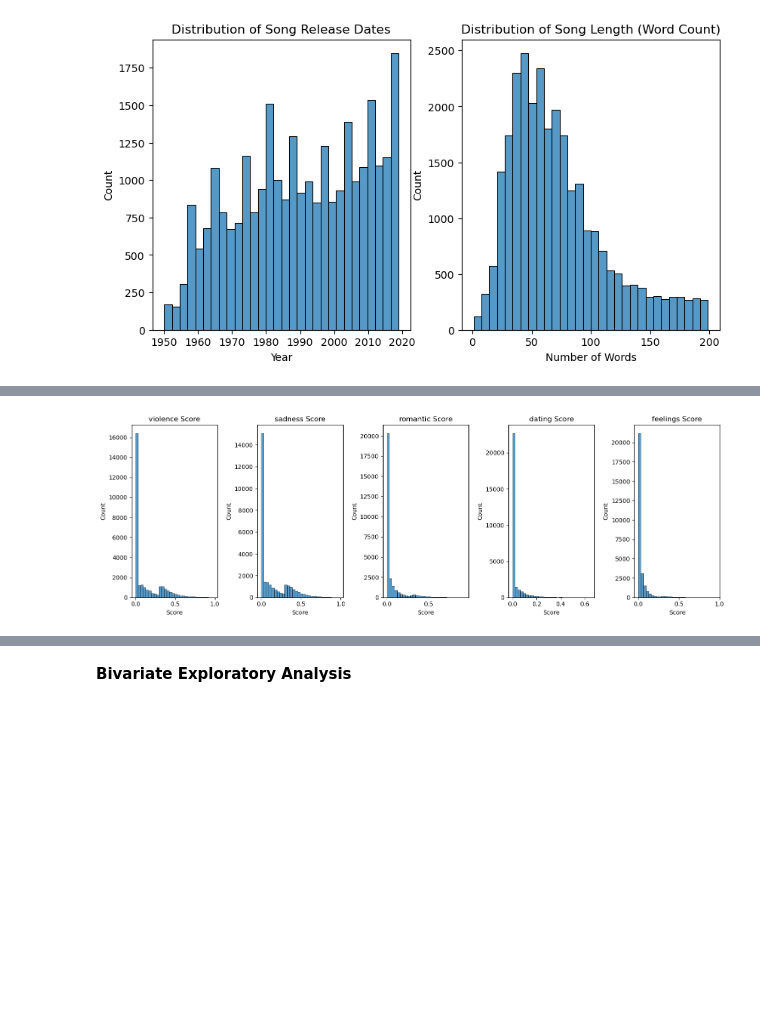
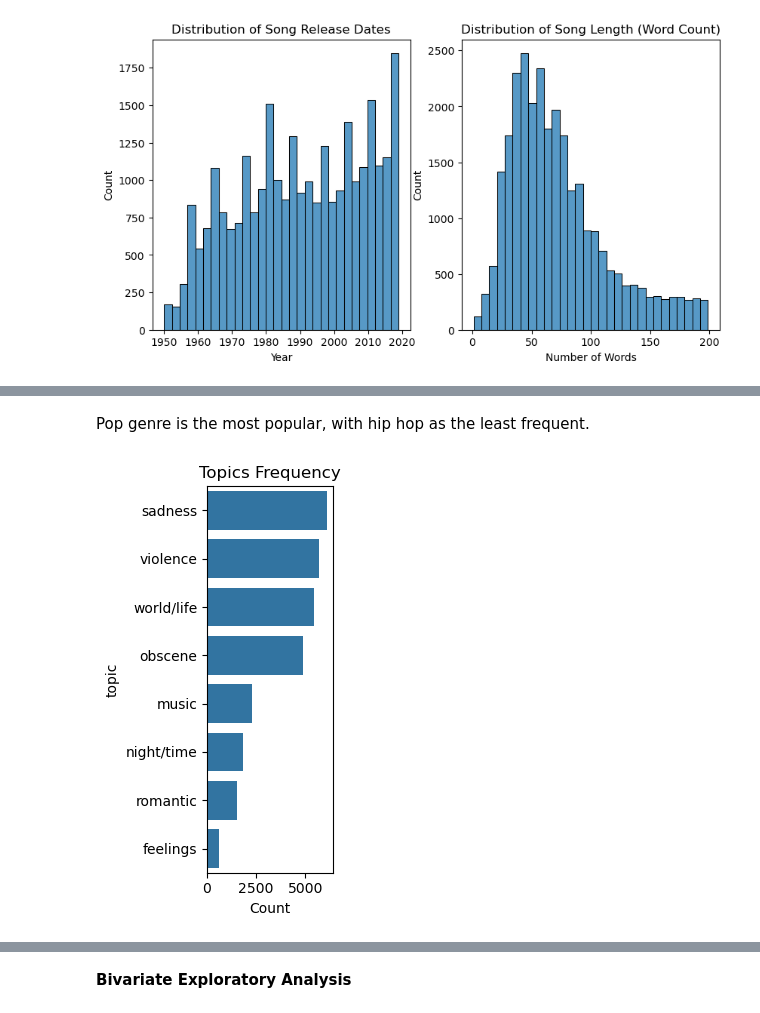
Before and after one commit to Seribii1o1/Music-Recommendation-Algorithm, a Jupyter notebook: code/EDA.ipynb, the cells around one changed output, grey strips where cells are left out. Cells and saved outputs as stored; diff of their text form; code cells hidden in the pictures; blank space fills up the shorter version.

```diff
--- a/code/EDA.ipynb
+++ b/code/EDA.ipynb
@@ -198,13 +200,14 @@ plt.show()
-# %%
-# Distribution of key theme scores
-themes = ['violence', 'sadness', 'romantic', 'dating', 'feelings']
-plt.figure(figsize=(15, 5))
-for i, theme in enumerate(themes, 1):
-    plt.subplot(1, 5, i)
-    sns.histplot(df[theme], bins=30, kde=False)
-    plt.title(f'{theme.replace("/", " ")} Score')
-    plt.xlabel('Score')
-plt.tight_layout()
-plt.show()
-# %% [output]
-[figure, removed]
+# %% [markdown]
+Pop genre is the most popular, with hip hop as the least frequent.
+# %%
+# Frequency of Topic
+plt.subplot(1, 3, 3)
+topic_counts = df['topic'].value_counts()
+sns.barplot(x=topic_counts.values, y=topic_counts.index)
+plt.title('Topics Frequency')
+plt.xlabel('Count')
+
+plt.tight_layout()
+plt.show()
+# %% [output]
+[figure, added]
```
Also changed, not shown: parts of 16 cells of this notebook.
